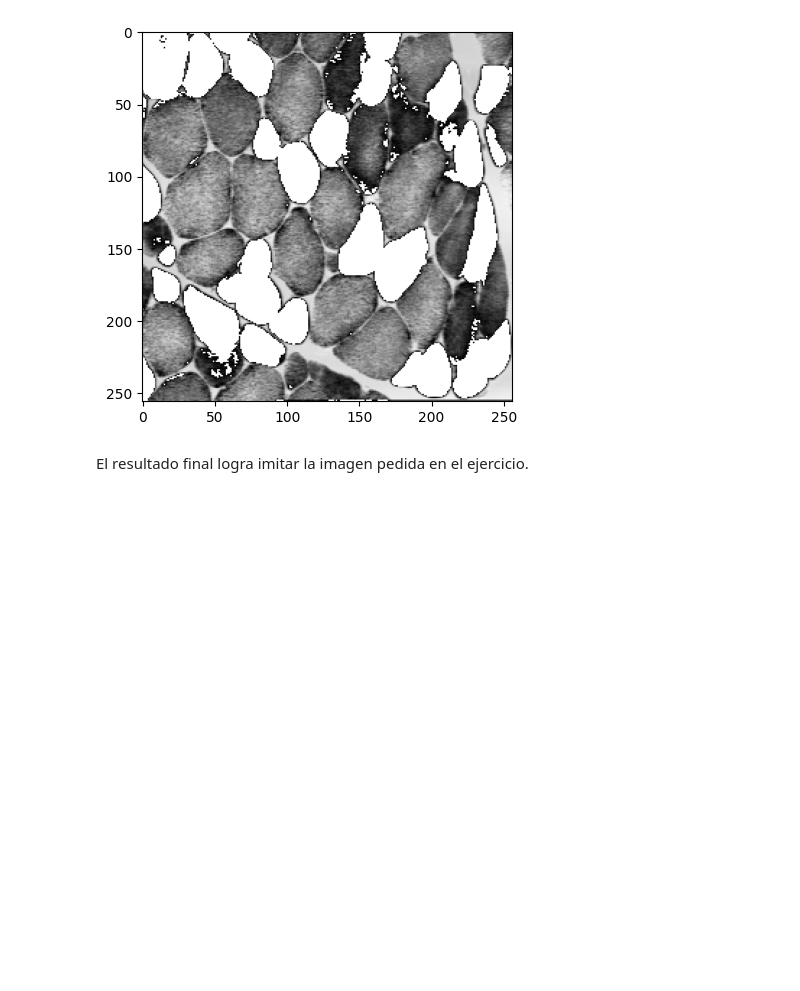
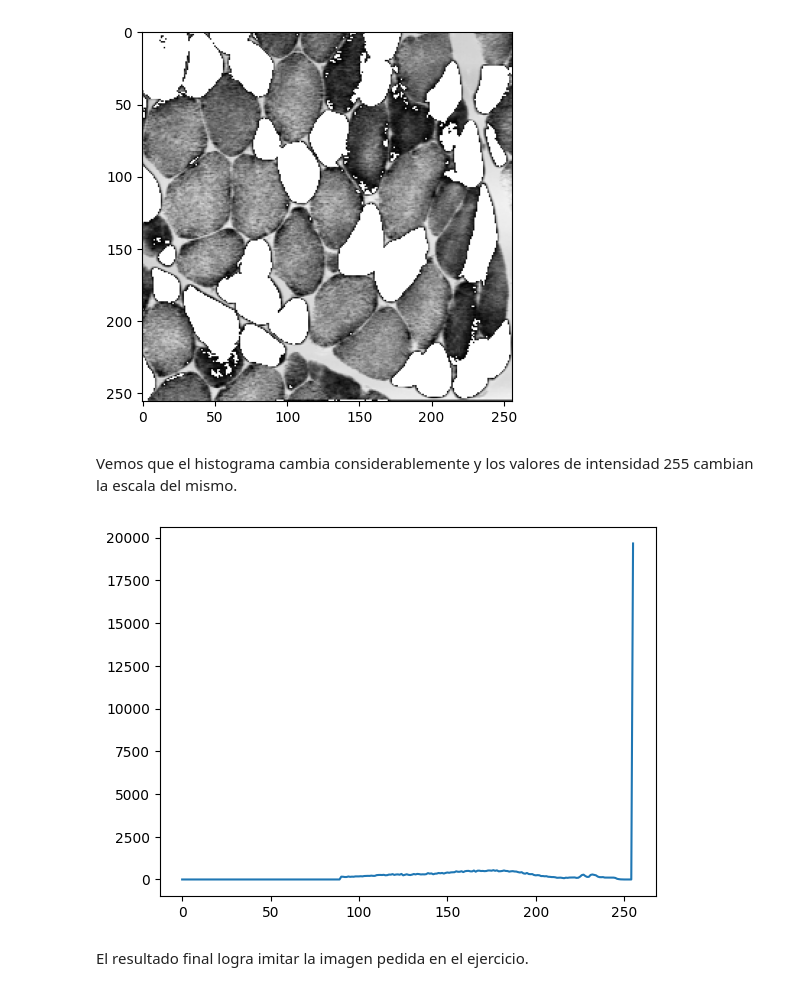
Before and after one commit to santichica/tallleres-cv, a Jupyter notebook: taller1/ejercicio_sintesis.ipynb, the cells around one changed output. Saved outputs shown, nothing was run; the diff lists cells and outputs as text; code cells hidden in the pictures; blank space fills up the shorter version.

```diff
--- a/ejercicio_sintesis.ipynb
+++ b/taller1/ejercicio_sintesis.ipynb
@@ -50,5 +50,13 @@ plt.imshow(imagen_transformada, cmap='gray')
 plt.show()
 # %% [output]
 [figure]
+# %% [markdown]
+Vemos que el histograma cambia considerablemente y los valores de intensidad 255 cambian la escala del mismo.
+# %%
+hist = cv2.calcHist([imagen_transformada],[0],None,[256],[0,256])
+plt.plot(hist)
+plt.show()
+# %% [output]
+[figure, added]
 # %% [markdown]
 El resultado final logra imitar la imagen pedida en el ejercicio.
```
Also changed, not shown: 18 other files.
